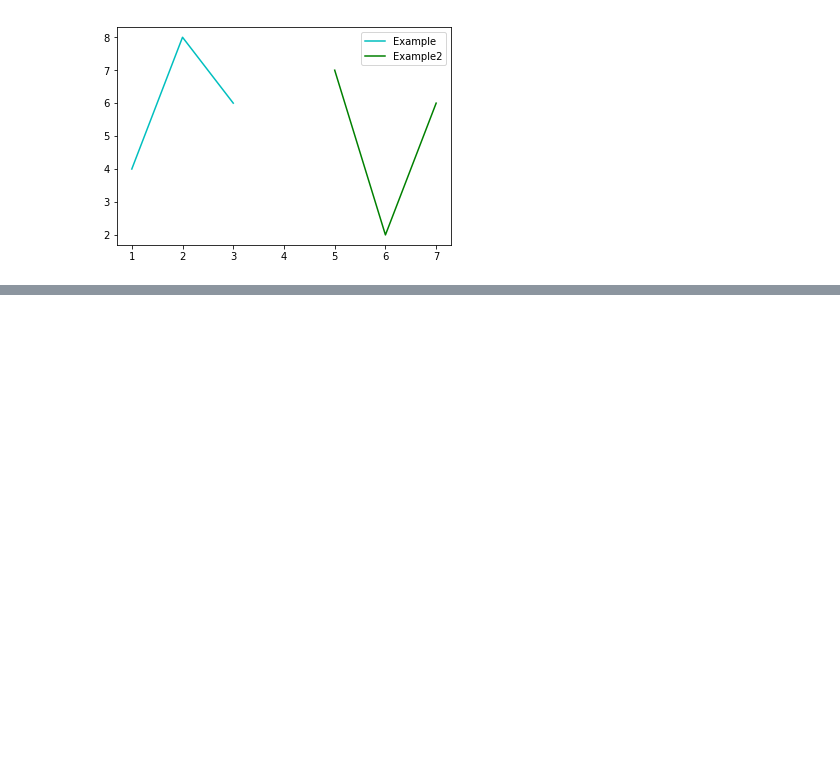
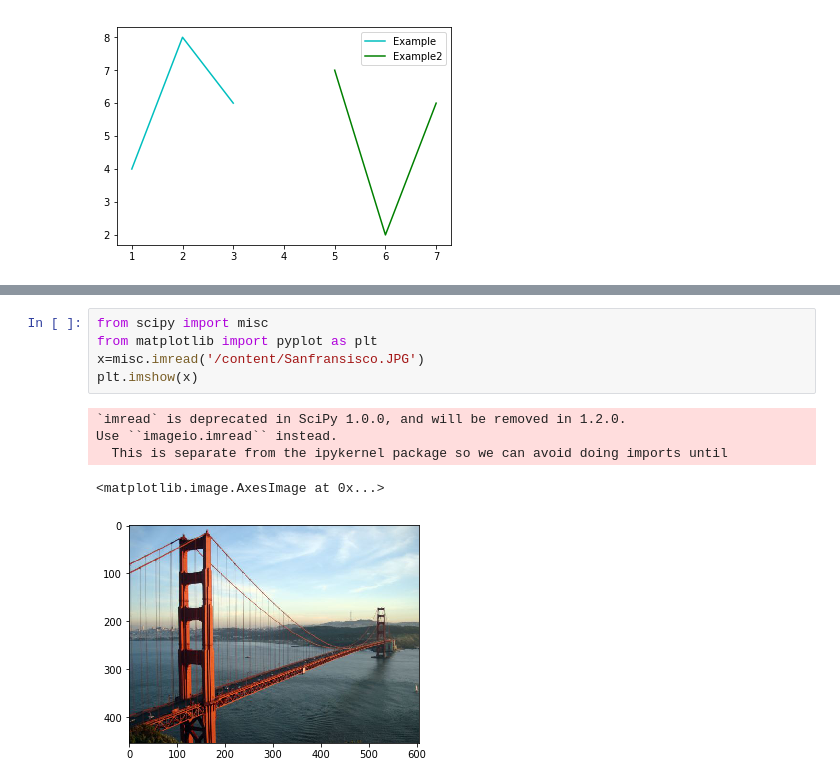
Before and after one commit to venkat2ram/Python, a Jupyter notebook: Python_data_analatycs.ipynb, the cells around one changed output, grey strips where cells are left out. Saved outputs shown, nothing was run; the diff lists cells and outputs as text; blank space fills up the shorter version.

```diff
--- a/Python_data_analatycs.ipynb
+++ b/Python_data_analatycs.ipynb
@@ -78,0 +90,11 @@ plt.show()
+# %%
+from scipy import misc
+from matplotlib import pyplot as plt
+x=misc.imread('/content/Sanfransisco.JPG')
+plt.imshow(x)
+# %% [output]
+`imread` is deprecated in SciPy 1.0.0, and will be removed in 1.2.0.
+Use ``imageio.imread`` instead.
+  This is separate from the ipykernel package so we can avoid doing imports until
+<matplotlib.image.AxesImage at 0x...>
+[figure, added]
```
Also changed, not shown: parts of 2 cells of this notebook.
